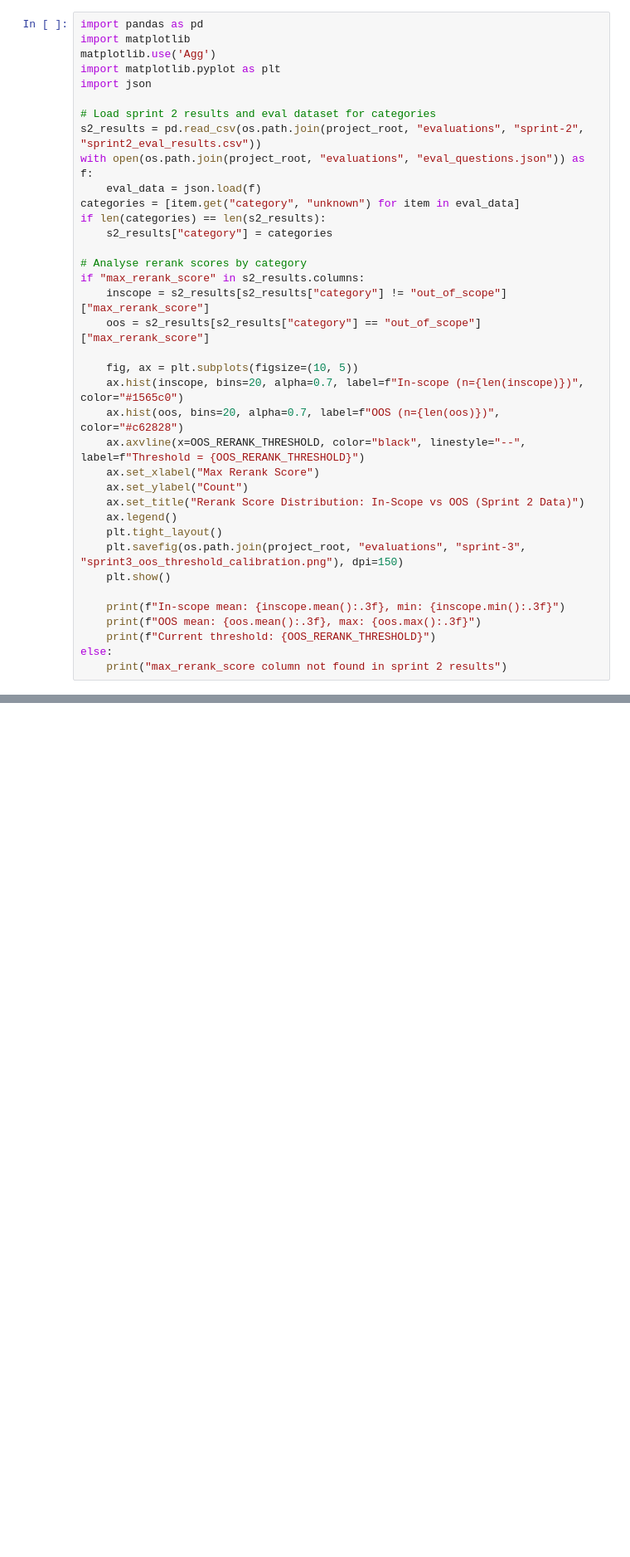
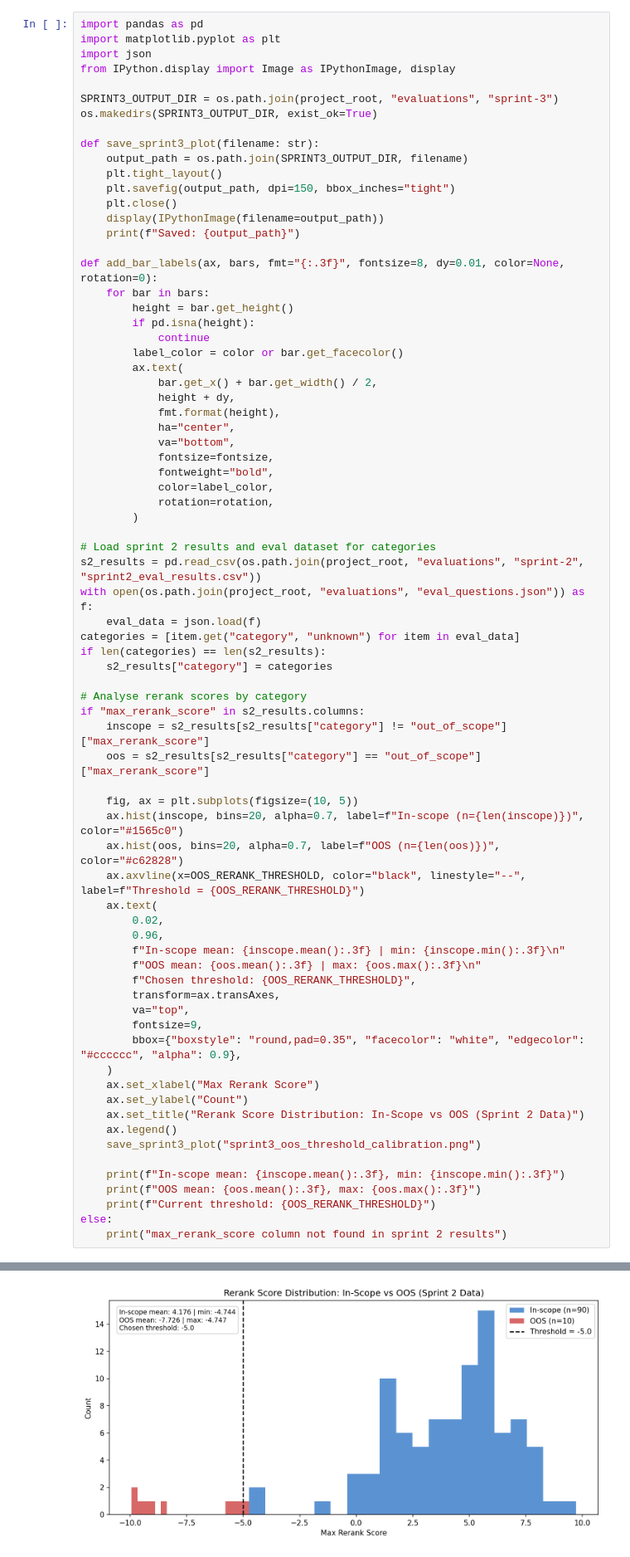
Before and after one commit to chandan-srinivas29031998/ism-cyberrag, a Jupyter notebook: notebooks/sprint3_development.ipynb, the cells around one changed output, grey strips where cells are left out. Shown at 83% size. Cells and saved outputs as stored; diff of their text form; blank space fills up the shorter version.

Commit message:
Prepare Sprint 3 evaluation outputs

```diff
--- a/notebooks/sprint3_development.ipynb
+++ b/notebooks/sprint3_development.ipynb
@@ -99,10 +139,38 @@ Sprint 3 introduces a two-stage guardrail for out-of-scope (OOS) questions. Stag
 This section analyses Sprint 2 rerank scores to calibrate the threshold.
 # %%
 import pandas as pd
-import matplotlib
-matplotlib.use('Agg')
 import matplotlib.pyplot as plt
 import json
+from IPython.display import Image as IPythonImage, display
+
+SPRINT3_OUTPUT_DIR = os.path.join(project_root, "evaluations", "sprint-3")
+os.makedirs(SPRINT3_OUTPUT_DIR, exist_ok=True)
+
+def save_sprint3_plot(filename: str):
+    output_path = os.path.join(SPRINT3_OUTPUT_DIR, filename)
+    plt.tight_layout()
+    plt.savefig(output_path, dpi=150, bbox_inches="tight")
+    plt.close()
+    display(IPythonImage(filename=output_path))
+    print(f"Saved: {output_path}")
+
+def add_bar_labels(ax, bars, fmt="{:.3f}", fontsize=8, dy=0.01, color=None, rotation=0):
+    for bar in bars:
+        height = bar.get_height()
+        if pd.isna(height):
+            continue
+        label_color = color or bar.get_facecolor()
+        ax.text(
+            bar.get_x() + bar.get_width() / 2,
+            height + dy,
+            fmt.format(height),
+            ha="center",
+            va="bottom",
+            fontsize=fontsize,
+            fontweight="bold",
+            color=label_color,
+            rotation=rotation,
+        )
 
 # Load sprint 2 results and eval dataset for categories
 s2_results = pd.read_csv(os.path.join(project_root, "evaluations", "sprint-2", "sprint2_eval_results.csv"))
@@ -121,16 +189,26 @@ if "max_rerank_score" in s2_results.columns:
     ax.hist(inscope, bins=20, alpha=0.7, label=f"In-scope (n={len(inscope)})", color="#1565c0")
     ax.hist(oos, bins=20, alpha=0.7, label=f"OOS (n={len(oos)})", color="#c62828")
     ax.axvline(x=OOS_RERANK_THRESHOLD, color="black", linestyle="--", label=f"Threshold = {OOS_RERANK_THRESHOLD}")
+    ax.text(
+        0.02,
+        0.96,
+        f"In-scope mean: {inscope.mean():.3f} | min: {inscope.min():.3f}\n"
+        f"OOS mean: {oos.mean():.3f} | max: {oos.max():.3f}\n"
+        f"Chosen threshold: {OOS_RERANK_THRESHOLD}",
+        transform=ax.transAxes,
+        va="top",
+        fontsize=9,
+        bbox={"boxstyle": "round,pad=0.35", "facecolor": "white", "edgecolor": "#cccccc", "alpha": 0.9},
+    )
     ax.set_xlabel("Max Rerank Score")
     ax.set_ylabel("Count")
     ax.set_title("Rerank Score Distribution: In-Scope vs OOS (Sprint 2 Data)")
     ax.legend()
-    plt.tight_layout()
-    plt.savefig(os.path.join(project_root, "evaluations", "sprint-3", "sprint3_oos_threshold_calibration.png"), dpi=150)
-    plt.show()
+    save_sprint3_plot("sprint3_oos_threshold_calibration.png")
 
     print(f"In-scope mean: {inscope.mean():.3f}, min: {inscope.min():.3f}")
     print(f"OOS mean: {oos.mean():.3f}, max: {oos.max():.3f}")
     print(f"Current threshold: {OOS_RERANK_THRESHOLD}")
 else:
     print("max_rerank_score column not found in sprint 2 results")
+# %% [output]
@@ -136,0 +216 @@ else:
+[figure, added]
```
Also changed, not shown: parts of 17 cells of this notebook, 13 other files.
